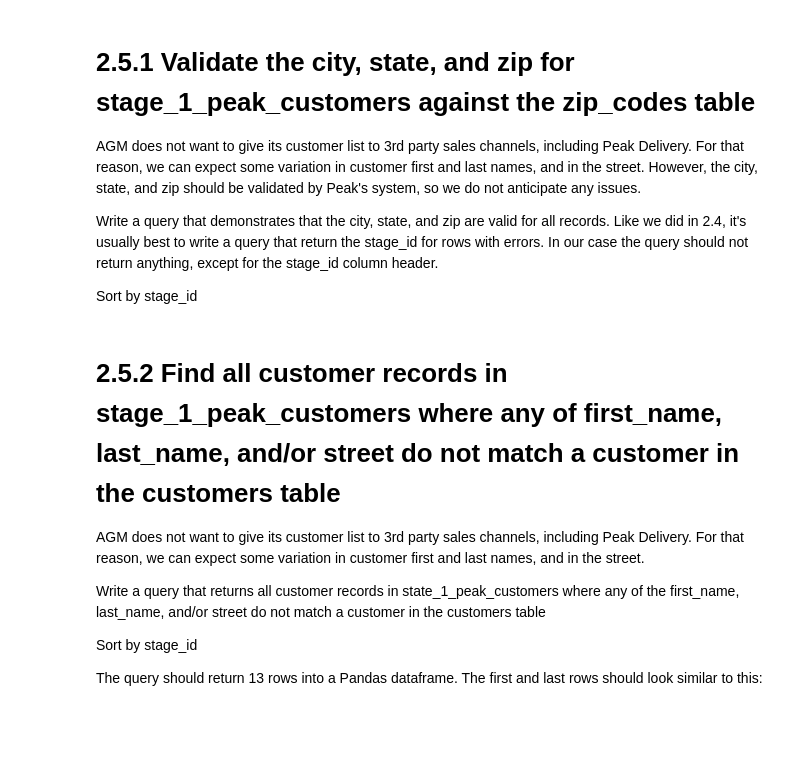
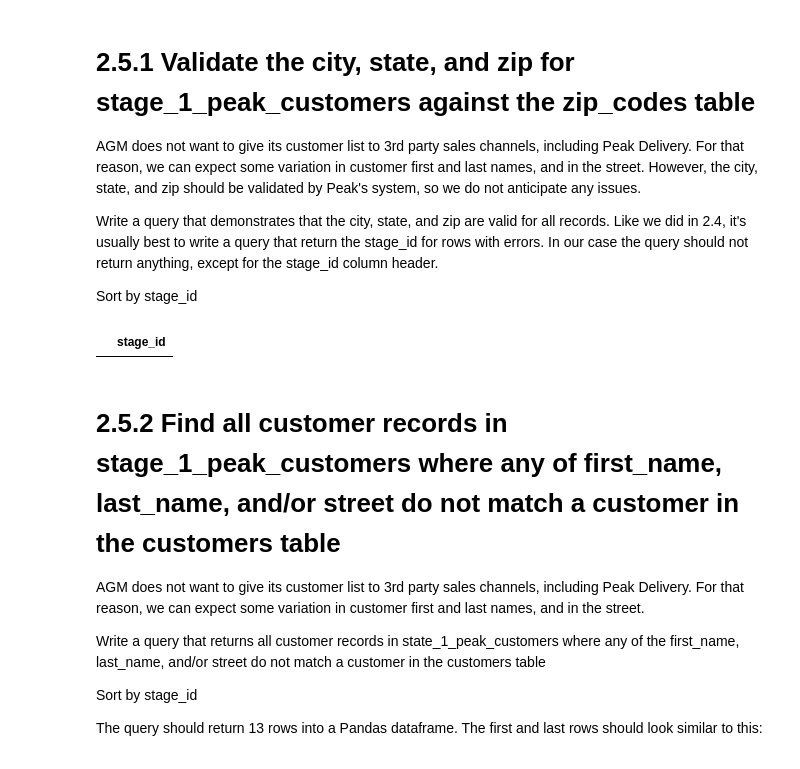
Before and after one commit to brendanfoo/sales-data, a Jupyter notebook: project_2_5.ipynb, the cells around one changed output. Saved outputs shown, nothing was run; the diff lists cells and outputs as text; code cells hidden in the pictures; blank space fills up the shorter version.

```diff
--- a/project_2_5.ipynb
+++ b/project_2_5.ipynb
@@ -83,14 +83,18 @@ Sort by stage_id
 # %%
 rollback_before_flag = True
 rollback_after_flag = True
 
 query = """
 
-Replace with your SQL
-
+select stage_id::numeric
+from stage_1_peak_customers
+where (city, state, zip) not in (select city, state, zip from zip_codes)
+order by stage_id
 """
 
 my_select_query_pandas(query, rollback_before_flag, rollback_after_flag)
+# %% [output]
+|  | stage_id |
 # %% [markdown]
 # 2.5.2 Find all customer records in stage_1_peak_customers where any of first_name, last_name, and/or street do not match a customer in the customers table
 
```
Also changed, not shown: parts of 2 cells of this notebook, 2 other files.
